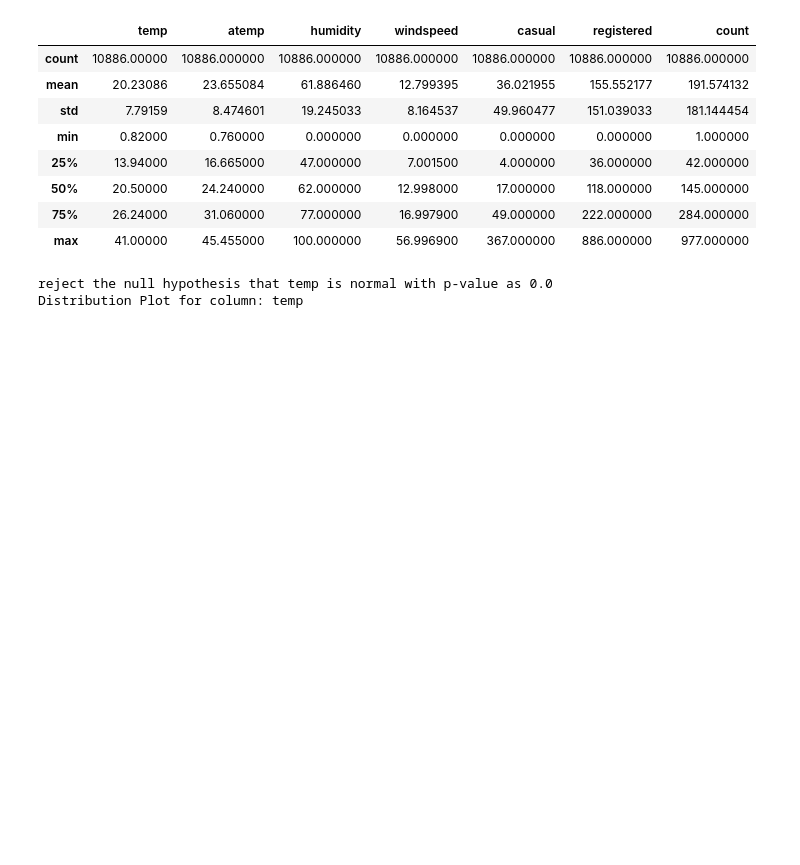
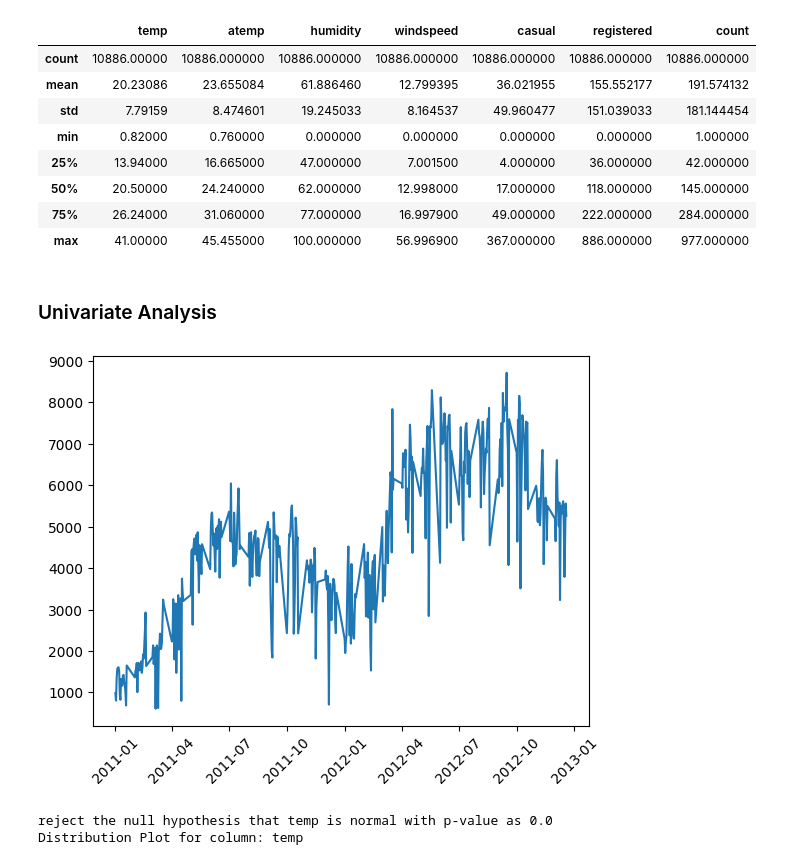
Before and after one commit to trehansalil/yulu_data_analysis, a Jupyter notebook: data_analysis.ipynb, the cells around one changed output. Saved outputs shown, nothing was run; the diff lists cells and outputs as text; code cells hidden in the pictures; blank space fills up the shorter version.

Commit message:
Analysis Completed

```diff
--- a/data_analysis.ipynb
+++ b/data_analysis.ipynb
@@ -185,6 +188,16 @@ df[num_cols].describe()
 | 50% | 20.50000 | 24.240000 | 62.000000 | 12.998000 | 17.000000 | 118.000000 | 145.000000 |
 | 75% | 26.24000 | 31.060000 | 77.000000 | 16.997900 | 49.000000 | 222.000000 | 284.000000 |
 | max | 41.00000 | 45.455000 | 100.000000 | 56.996900 | 367.000000 | 886.000000 | 977.000000 |
+# %% [markdown]
+### Univariate Analysis
+# %%
+plt.plot(df.groupby('date')['count'].sum())
+plt.xticks(rotation=45)
+plt.show()
+
+# There is  clear signs of seasonality in out count given over here.
+# %% [output]
+[figure, added]
 # %%
 for i in num_cols:
     statistic, p = stats.kstest(df[i],stats.norm.cdf)
```
Also changed, not shown: parts of 32 cells of this notebook.
